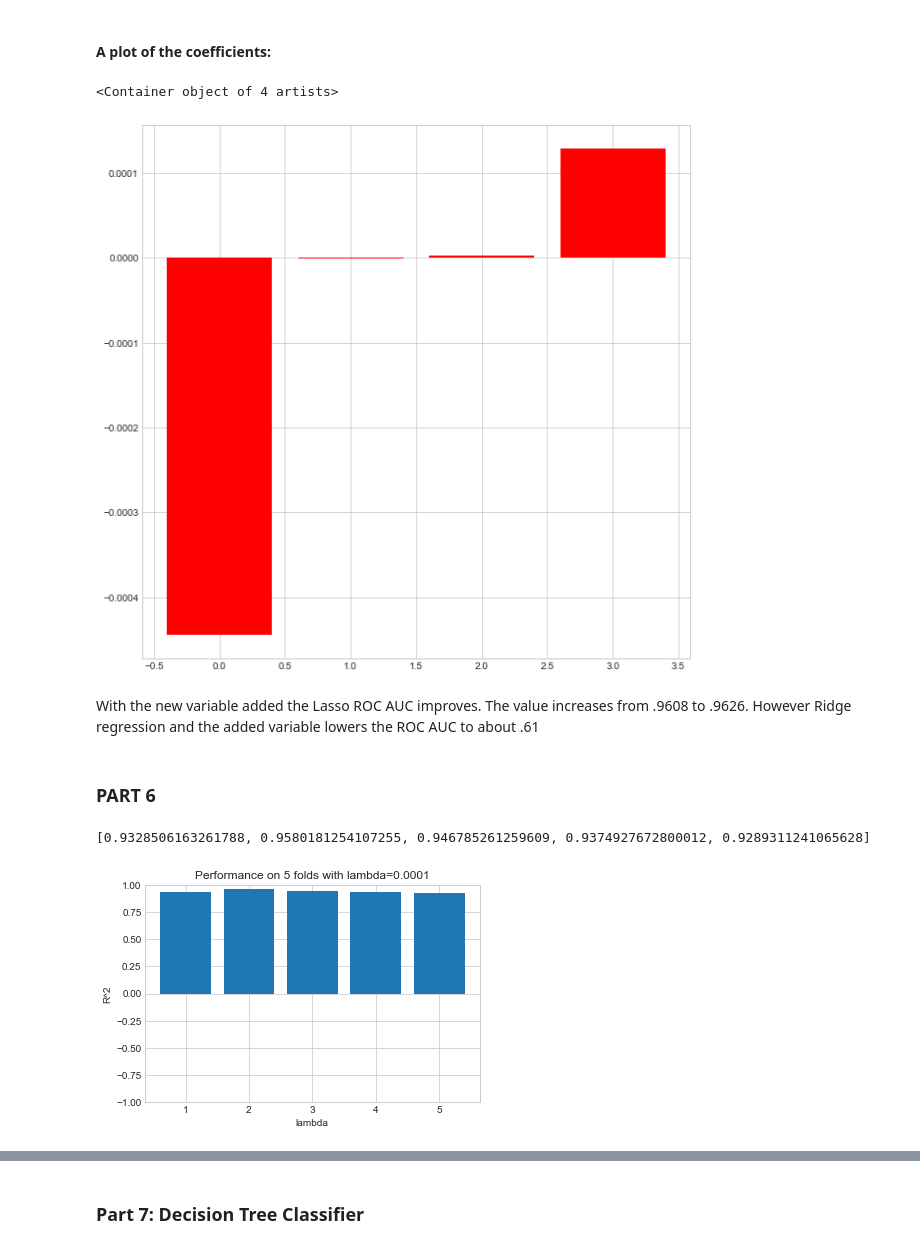
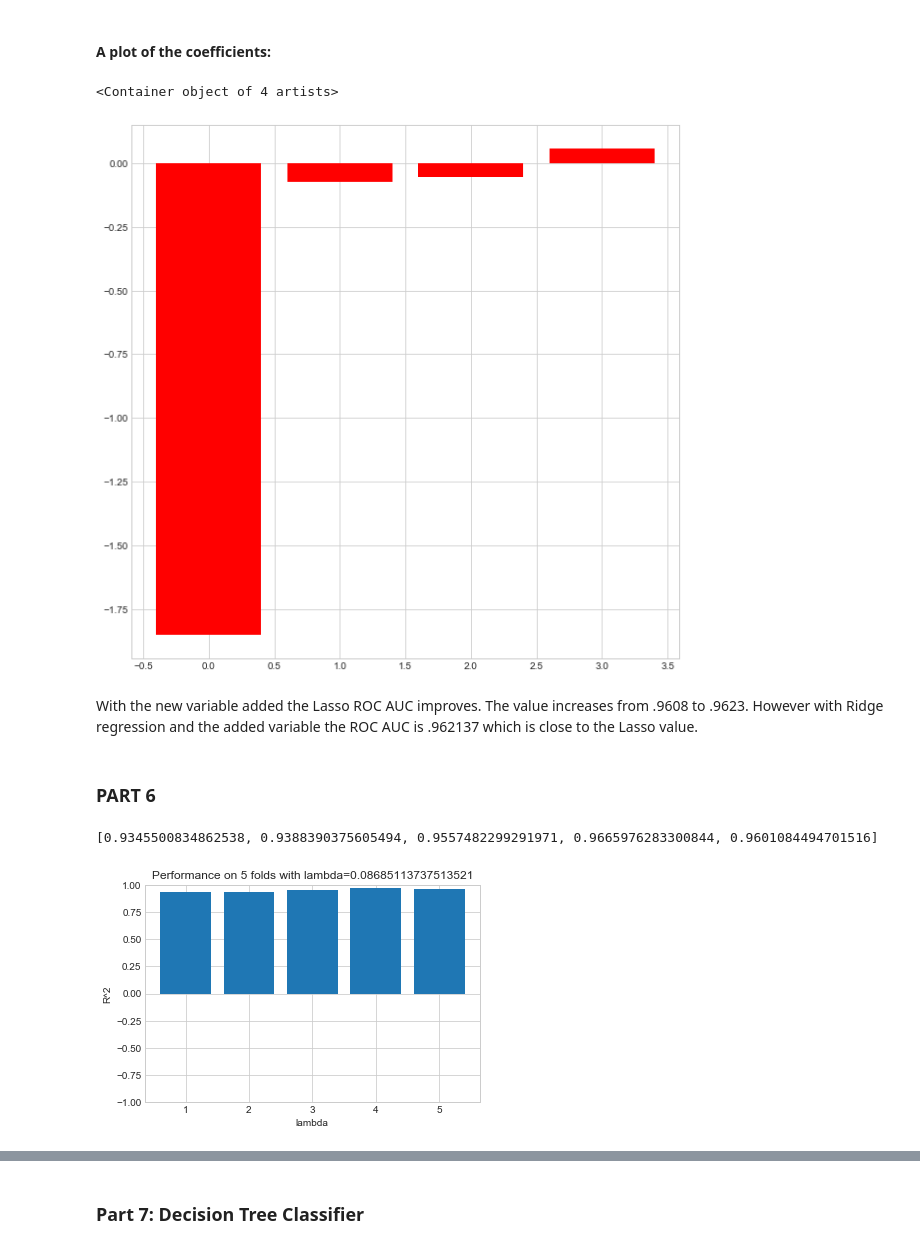
Before and after one commit to Columbia-Intro-Data-Science/python-introduction-puthes, a Jupyter notebook: Homework3.ipynb, the cells around one changed output, grey strips where cells are left out. Cells and saved outputs as stored; diff of their text form; code cells hidden in the pictures.

```diff
--- a/Homework3.ipynb
+++ b/Homework3.ipynb
@@ -277,6 +274,11 @@ X = df_updated
 # Method 1:
 size =len(X)
 y2 = numpy.asarray(y)
+
+from sklearn import preprocessing
+scaler = preprocessing.StandardScaler()
+X = X.as_matrix().astype(numpy.float)
+X = scaler.fit_transform(X)
 
 
 # Method 2 (this is better since it randomizes as well):
@@ -371,48 +373,45 @@ plt.figure(figsize=(10,10))
 plt.bar(xx, coef1, color='r', align='center')
 # %% [output]
 <Container object of 4 artists>
-[figure, old version]
+[figure, new version]
 # %% [markdown]
-With the new variable added the Lasso ROC AUC improves.  The value increases from .9608 to .9626.  However Ridge regression and the added variable lowers the ROC AUC to about .61
+With the new variable added the Lasso ROC AUC improves.  The value increases from .9608 to .9623.  However with Ridge regression and the added variable the ROC AUC is .962137 which is close to the Lasso value.
 # %% [markdown]
 ### PART 6
 # %%
 from sklearn.cross_validation import KFold
 def run_cv_coeffs(X,y,clf_class,**kwargs):
     # Construct a kfolds object
     kf = KFold(len(y),n_folds=5,shuffle=True)
     y_pred = y.copy()
     scores=[]
     # Iterate through folds
     for train_index, test_index in kf:
         X_train, X_test = X[train_index], X[test_index]
         y_train = y[train_index]
         # Initialize a classifier with key word arguments
         clf = clf_class(**kwargs)
         clf.fit(X_train,y_train)
         fpr, tpr, roc_auc, thresholds= generate_auc(X_train,y_train,LogisticRegression,C=alpha_best1,penalty='l2')
         y_pred[test_index] = clf.predict(X_test)
         scores.append(roc_auc)
     return scores
 
 
-from sklearn import preprocessing
-scaler = preprocessing.StandardScaler()
-X2 = X.as_matrix().astype(numpy.float)
-X2 = scaler.fit_transform(X)
 
-scores=run_cv_coeffs(X2,y2,Ridge,alpha=alpha_best1)
+
+scores=run_cv_coeffs(X,y2,Ridge,alpha=alpha_best1)
 
 print (scores)
 plt.ylim([-1,1])
 plt.xlabel('lambda')
 plt.ylabel('R^2')
 plt.title('Performance on 5 folds with lambda=' + str(alpha_best1))
 plt.bar(range(1,6),scores)
 plt.show()
 # %% [output]
-[0.9328506163261788, 0.9580181254107255, 0.946785261259609, 0.9374927672800012, 0.9289311241065628]
+[0.9345500834862538, 0.9388390375605494, 0.9557482299291971, 0.9665976283300844, 0.9601084494701516]
-[figure, old version]
+[figure, new version]
 # %%
 def run_cv_coeffs(X,y,clf_class,**kwargs):
     # Construct a kfolds object
```
Also changed, not shown: parts of 10 cells of this notebook.
